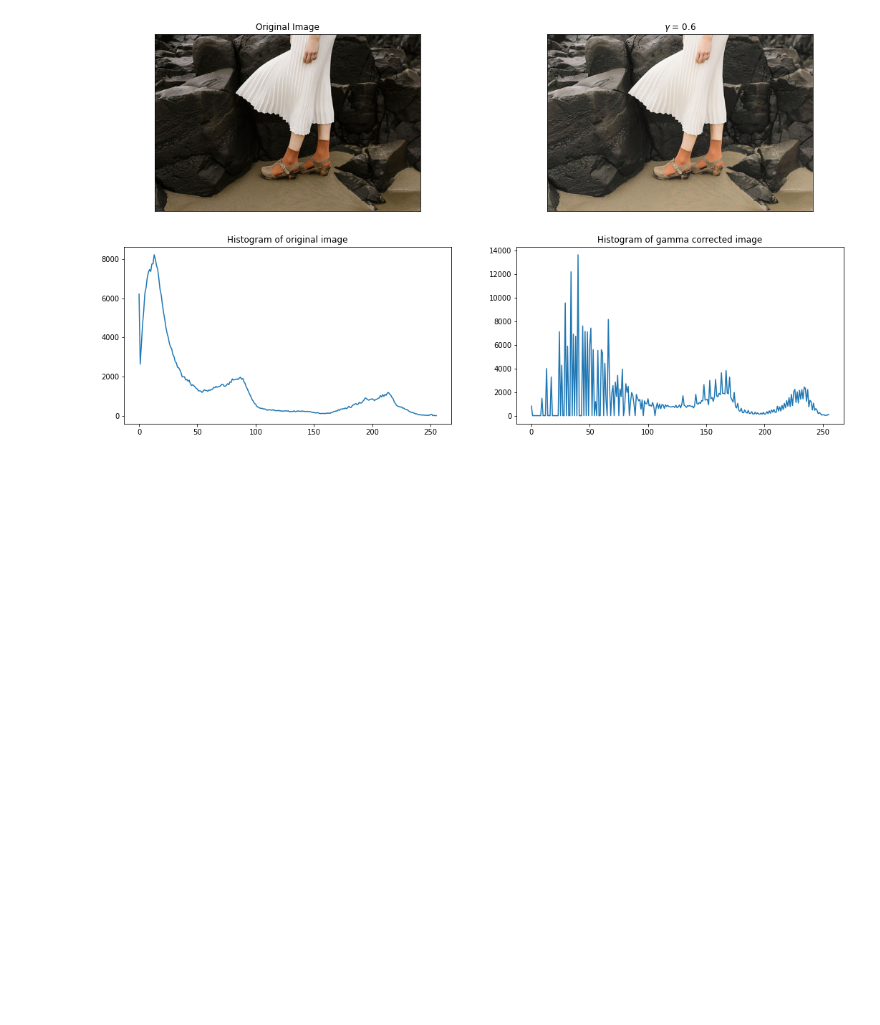
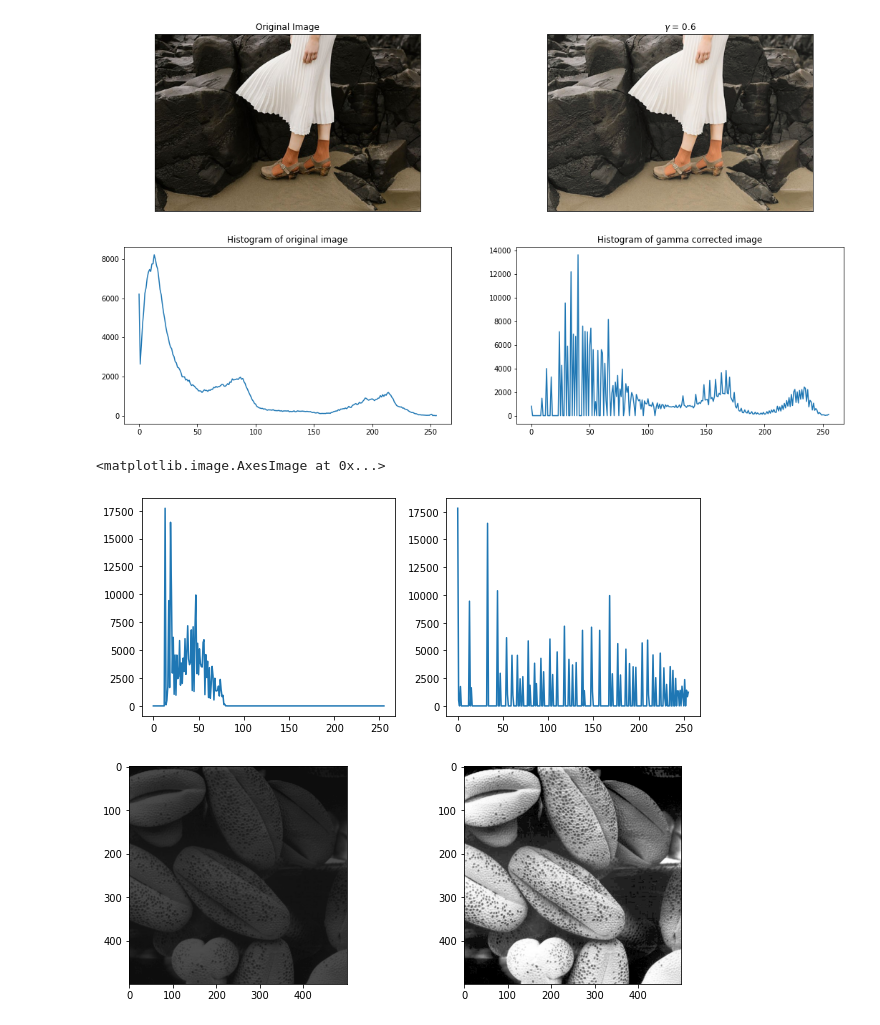
Before and after one commit to NaduniDamsariLiyanage/en_2550, a Jupyter notebook: 190356E_Assingment1.ipynb, the cells around one changed output. Drawn from its saved outputs; the diff is of its cells as text; code cells hidden in the pictures; blank space fills up the shorter version.

```diff
--- a/190356E_Assingment1.ipynb
+++ b/190356E_Assingment1.ipynb
@@ -114,31 +114,27 @@ Text(0.5, 1.0, 'Histogram of gamma corrected image')
 # %%
 %matplotlib inline
 import cv2 as cv
 import matplotlib.pyplot as plt
 import numpy as np
 
-img_orig = cv.imread('.//shells.tif', cv.IMREAD_GRAYSCALE)
+img_orig = cv.imread('./assingment1_images/shells.png', cv.IMREAD_GRAYSCALE)
 assert img_orig is not None
 
 hist_f = cv.calcHist([img_orig],[0], None,[256],[0,256])
 g = cv.equalizeHist(img_orig)
 hist_g = cv.calcHist([g],[0], None,[256],[0,256])
 
-fig, ax = plt.subplots(2,1, figsize=(8,8))
+fig, ax = plt.subplots(1,2, figsize=(18,10))
 ax[0].plot(hist_f)
 ax[1].plot(hist_g)
 
-cv.namedWindow('Image',cv.WINDOW_AUTOSIZE)
-cv.imshow('Image',img_orig)
-cv.waitKey(0)
-cv.imshow('Image',g)
-cv.waitKey(0)
-cv.destroyAllWindows()
 img_orig1 = cv.cvtColor(img_orig, cv.COLOR_BGR2RGB)
-fig, ax = plt.subplots()
-ax.imshow(img_orig1)
-plt.show()
 g1 = cv.cvtColor(g, cv.COLOR_BGR2RGB)
-fig, ax = plt.subplots()
-ax.imshow(g1)
-plt.show()
+fig, ax = plt.subplots(1,2, figsize=(1,4))
+ax[0].imshow(img_orig1)
+
+ax[1].imshow(g1)
+# %% [output]
+<matplotlib.image.AxesImage at 0x...>
+[figure, added]
+[figure, added]
```
